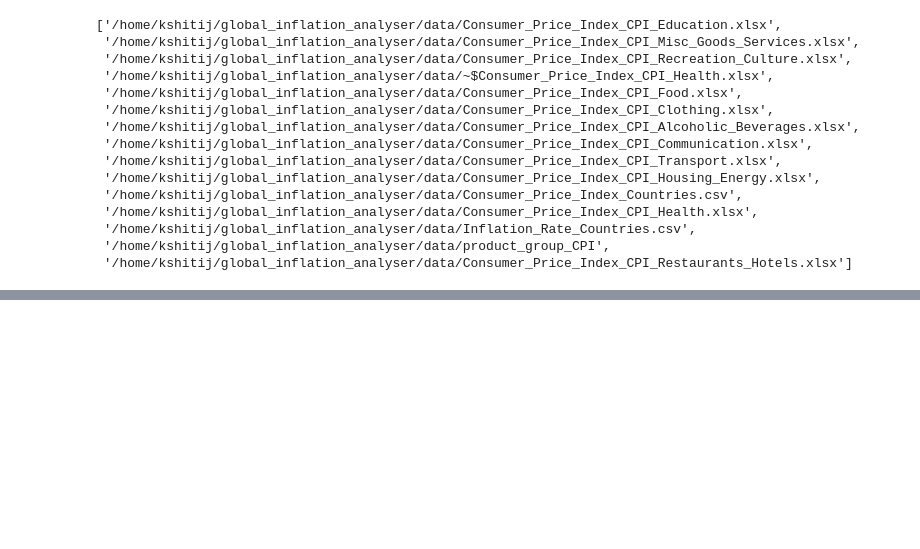
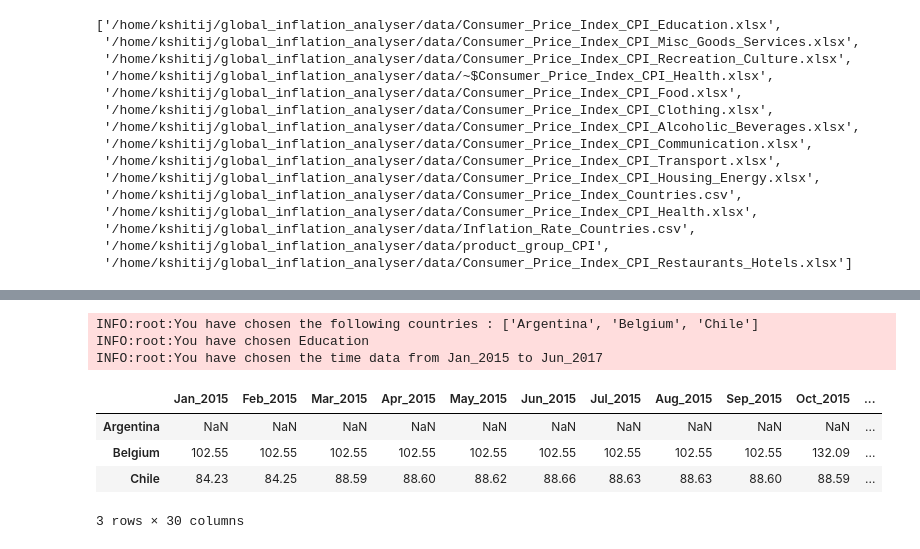
Before and after one commit to camelo-cruz/global_inflation_analyser, a Jupyter notebook: bin/dummynb.ipynb, the cells around one changed output, grey strips where cells are left out. Saved outputs shown, nothing was run; the diff lists cells and outputs as text; code cells hidden in the pictures; blank space fills up the shorter version.

```diff
--- a/bin/dummynb.ipynb
+++ b/bin/dummynb.ipynb
@@ -275,0 +353,14 @@ files
+# %%
+data = an.set_datafile("Education",["Argentina","Belgium","Chile"],"Jan_2015","Jul_2017")
+# %% [output]
+INFO:root:You have chosen the following countries : ['Argentina', 'Belgium', 'Chile']
+INFO:root:You have chosen Education
+INFO:root:You have chosen the time data from Jan_2015 to Jun_2017
+# %%
+data
+# %% [output]
+|  | Jan_2015 | Feb_2015 | Mar_2015 | Apr_2015 | May_2015 | Jun_2015 | Jul_2015 | Aug_2015 | Sep_2015 | Oct_2015 | ... |
+| Argentina | NaN | NaN | NaN | NaN | NaN | NaN | NaN | NaN | NaN | NaN | ... |
+| Belgium | 102.55 | 102.55 | 102.55 | 102.55 | 102.55 | 102.55 | 102.55 | 102.55 | 102.55 | 132.09 | ... |
+| Chile | 84.23 | 84.25 | 88.59 | 88.60 | 88.62 | 88.66 | 88.63 | 88.63 | 88.60 | 88.59 | ... |
+3 rows × 30 columns
```
Also changed, not shown: parts of 18 cells of this notebook.
